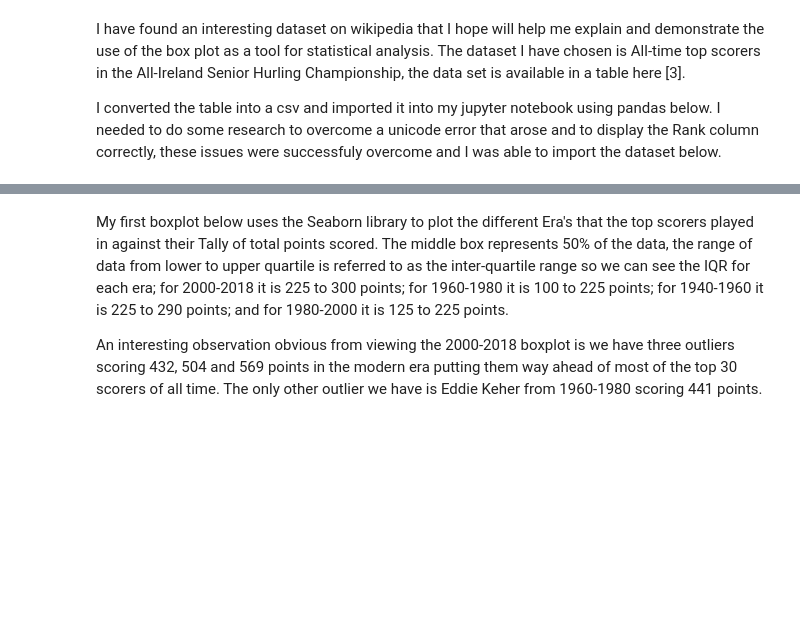
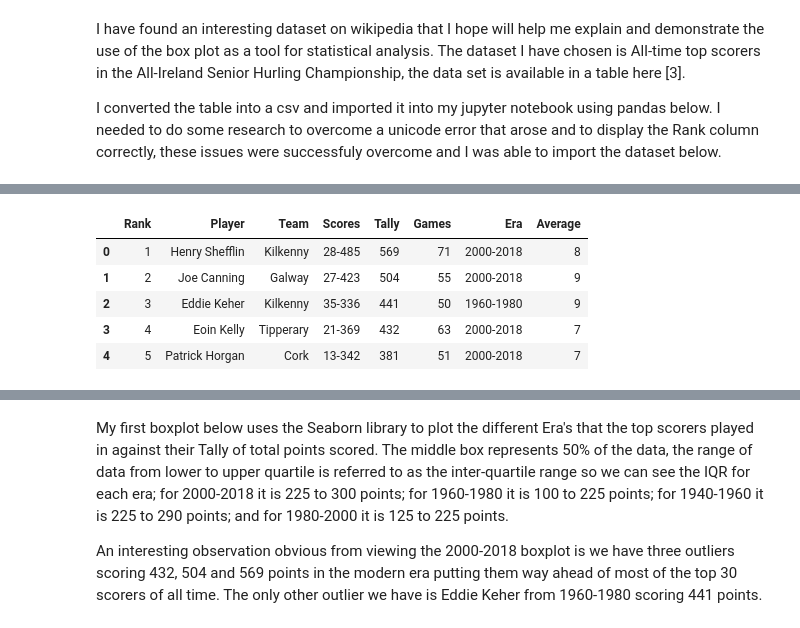
Before and after one commit to JulianConneely/Fundamentals-of-Data-Analysis-Project-Dec-18, a Jupyter notebook: Boxplot.ipynb, the cells around one changed output, grey strips where cells are left out. Cells and saved outputs as stored; diff of their text form; code cells hidden in the pictures; blank space fills up the shorter version.

```diff
--- a/Boxplot.ipynb
+++ b/Boxplot.ipynb
@@ -58,0 +80,11 @@ NameError: name 'df' is not defined
+# %%
+# removing the string games from 'Games' column in order to plot
+df['Games'] = df['Games'].str.rstrip(' games')
+df.head(5)
+# %% [output]
+|  | Rank | Player | Team | Scores | Tally | Games | Era | Average |
+| 0 | 1 | Henry Shefflin | Kilkenny | 28-485 | 569 | 71 | 2000-2018 | 8 |
+| 1 | 2 | Joe Canning | Galway | 27-423 | 504 | 55 | 2000-2018 | 9 |
+| 2 | 3 | Eddie Keher | Kilkenny | 35-336 | 441 | 50 | 1960-1980 | 9 |
+| 3 | 4 | Eoin Kelly | Tipperary | 21-369 | 432 | 63 | 2000-2018 | 7 |
+| 4 | 5 | Patrick Horgan | Cork | 13-342 | 381 | 51 | 2000-2018 | 7 |
```
Also changed, not shown: parts of 13 cells of this notebook.
